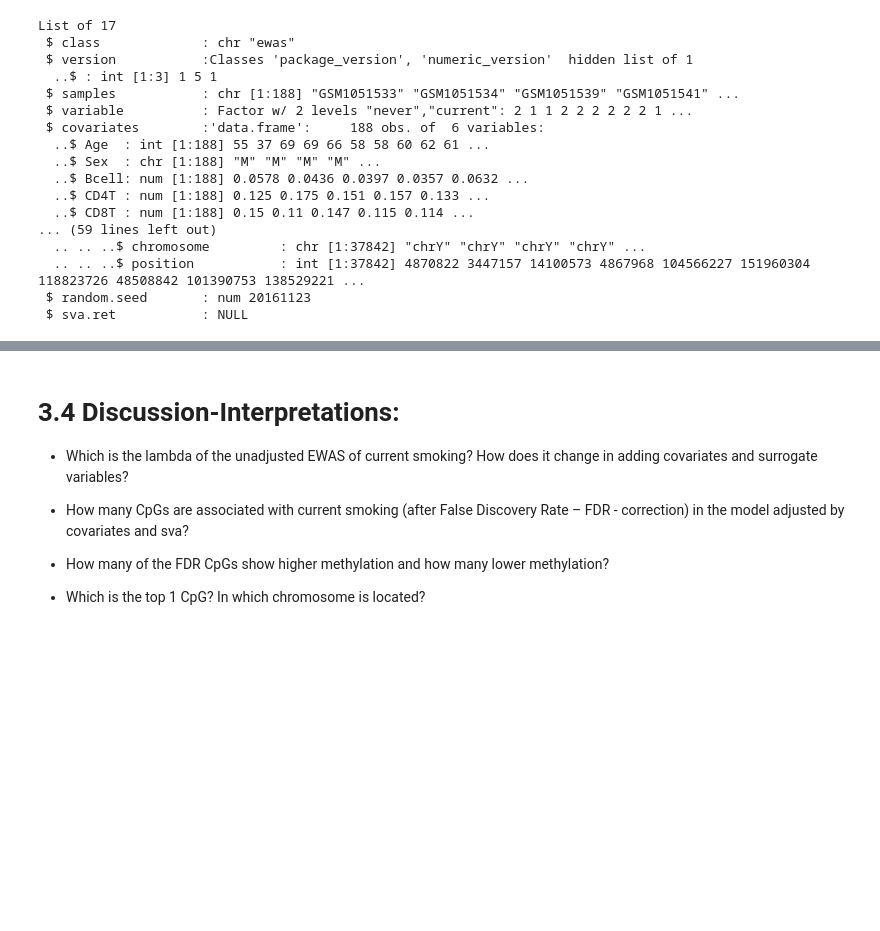
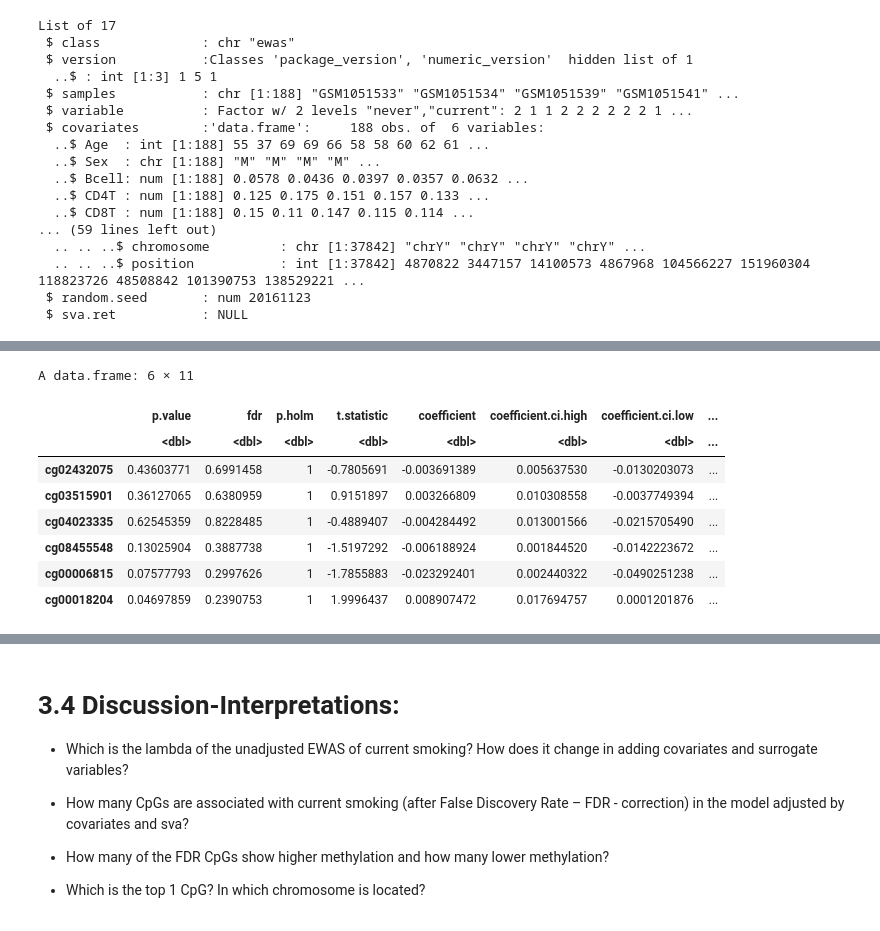
Before and after one commit to joanall/Hands-On-Epigenome-Wide-Analysis-EWAS-, a Jupyter notebook: ewas_tutorial.ipynb, the cells around one changed output, grey strips where cells are left out. Drawn from its saved outputs; the diff is of its cells as text; code cells hidden in the pictures; blank space fills up the shorter version.

Commit message:
resultsewas

```diff
--- a/ewas_tutorial.ipynb
+++ b/ewas_tutorial.ipynb
@@ -580,0 +532,3 @@ res.current$probeID<-rownames(res.current)
+# %%
+results_table <- rlm_results_ewas_smokers$analyses$none$table
+print(dim(results_table))
@@ -580,0 +555,12 @@ res.current$probeID<-rownames(res.current)
+# %%
+head(results_table)
+# %% [output]
+A data.frame: 6 × 11
+|  | p.value | fdr | p.holm | t.statistic | coefficient | coefficient.ci.high | coefficient.ci.low | ... |
+|  | <dbl> | <dbl> | <dbl> | <dbl> | <dbl> | <dbl> | <dbl> | ... |
+| cg02432075 | 0.43603771 | 0.6991458 | 1 | -0.7805691 | -0.003691389 | 0.005637530 | -0.0130203073 | ... |
+| cg03515901 | 0.36127065 | 0.6380959 | 1 | 0.9151897 | 0.003266809 | 0.010308558 | -0.0037749394 | ... |
+| cg04023335 | 0.62545359 | 0.8228485 | 1 | -0.4889407 | -0.004284492 | 0.013001566 | -0.0215705490 | ... |
+| cg08455548 | 0.13025904 | 0.3887738 | 1 | -1.5197292 | -0.006188924 | 0.001844520 | -0.0142223672 | ... |
+| cg00006815 | 0.07577793 | 0.2997626 | 1 | -1.7855883 | -0.023292401 | 0.002440322 | -0.0490251238 | ... |
+| cg00018204 | 0.04697859 | 0.2390753 | 1 | 1.9996437 | 0.008907472 | 0.017694757 | 0.0001201876 | ... |
```
Also changed, not shown: parts of 26 cells of this notebook.
